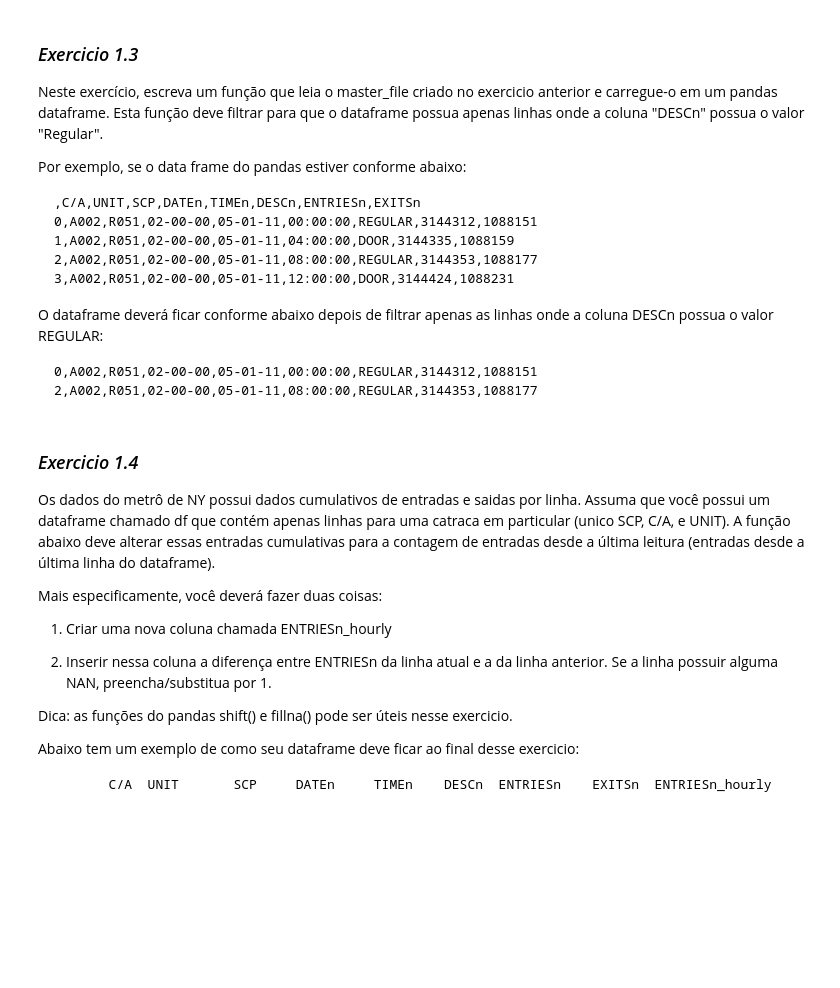
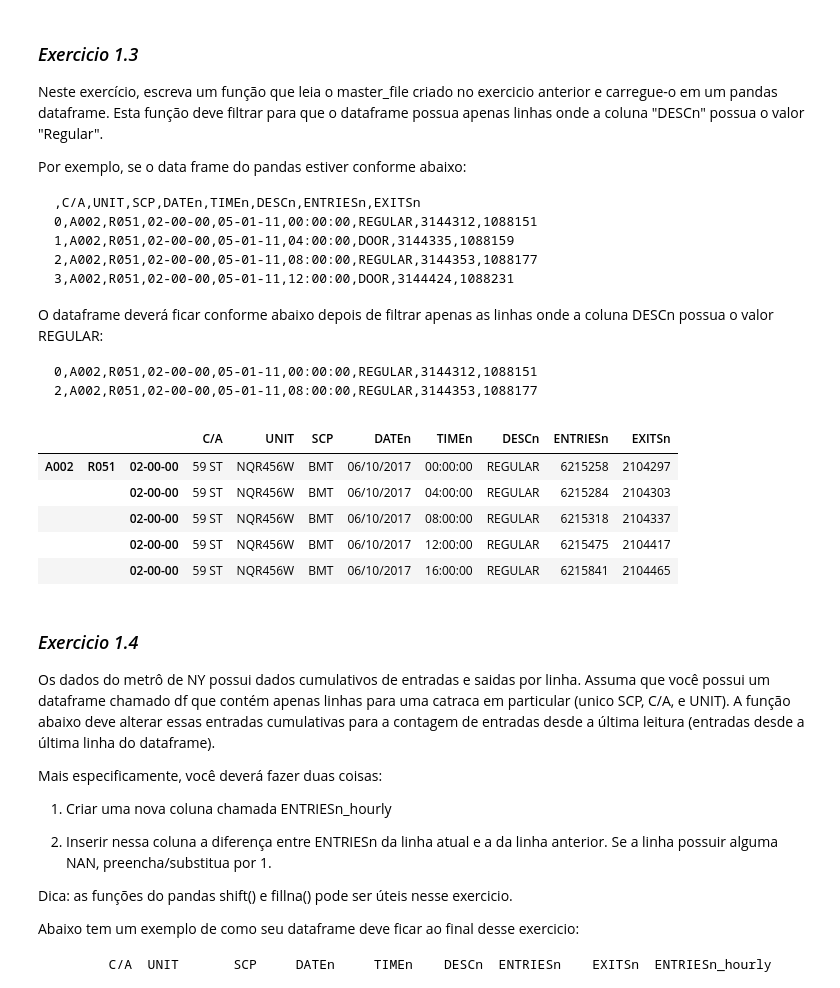
Before and after one commit to PabloGilvan/UdacityBigDataMapReduce, a Jupyter notebook: analyzing-subway-data-ndfdsi.ipynb, the cells around one changed output. Cells and saved outputs as stored; diff of their text form; code cells hidden in the pictures; blank space fills up the shorter version.

```diff
--- a/analyzing-subway-data-ndfdsi.ipynb
+++ b/analyzing-subway-data-ndfdsi.ipynb
@@ -211,13 +215,22 @@ O dataframe deverá ficar conforme abaixo depois de filtrar apenas as linhas ond
     0,A002,R051,02-00-00,05-01-11,00:00:00,REGULAR,3144312,1088151
     2,A002,R051,02-00-00,05-01-11,08:00:00,REGULAR,3144353,1088177
 # %%
-import pandas
+import pandas as pd
 
 def filter_by_regular(filename):
-
-    turnstile_data = # your code here
-    # more of your code here
+    turnstile_data = pd.read_csv(filename, sep=",")
+    turnstile_data = turnstile_data[turnstile_data["DESCn"] == "REGULAR"]
     return turnstile_data
+# %%
+turnstile_data = filter_by_regular("master.txt")
+turnstile_data.head()
+# %% [output]
+|  |  |  | C/A | UNIT | SCP | DATEn | TIMEn | DESCn | ENTRIESn | EXITSn |
+| A002 | R051 | 02-00-00 | 59 ST | NQR456W | BMT | 06/10/2017 | 00:00:00 | REGULAR | 6215258 | 2104297 |
+|  |  | 02-00-00 | 59 ST | NQR456W | BMT | 06/10/2017 | 04:00:00 | REGULAR | 6215284 | 2104303 |
+|  |  | 02-00-00 | 59 ST | NQR456W | BMT | 06/10/2017 | 08:00:00 | REGULAR | 6215318 | 2104337 |
+|  |  | 02-00-00 | 59 ST | NQR456W | BMT | 06/10/2017 | 12:00:00 | REGULAR | 6215475 | 2104417 |
+|  |  | 02-00-00 | 59 ST | NQR456W | BMT | 06/10/2017 | 16:00:00 | REGULAR | 6215841 | 2104465 |
 # %% [markdown]
 ### *Exercicio 1.4*
 
```
Also changed, not shown: parts of 23 cells of this notebook.
